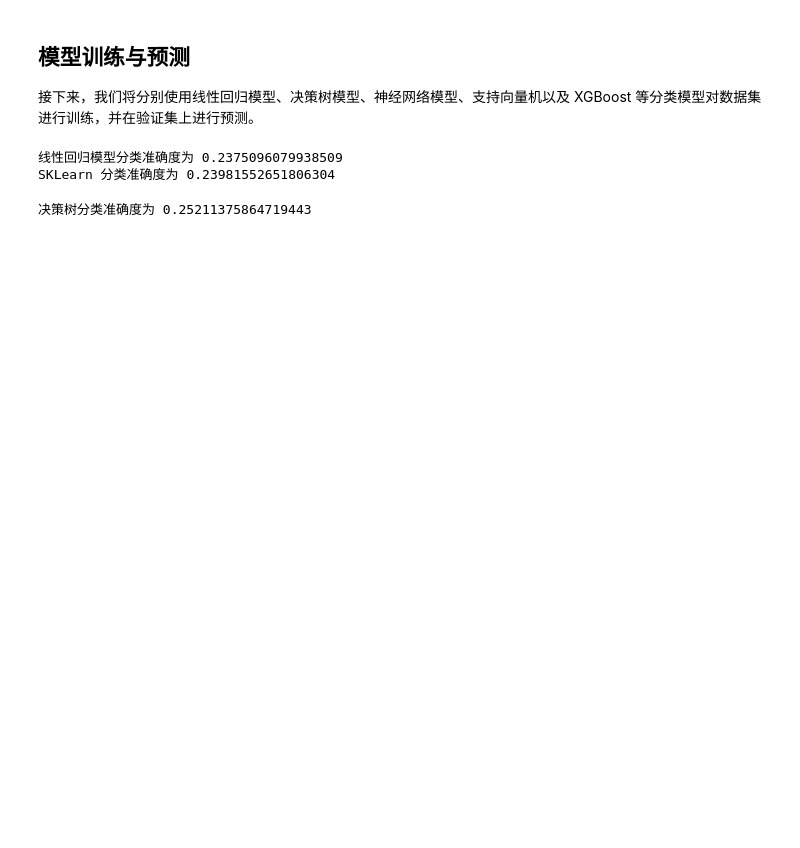
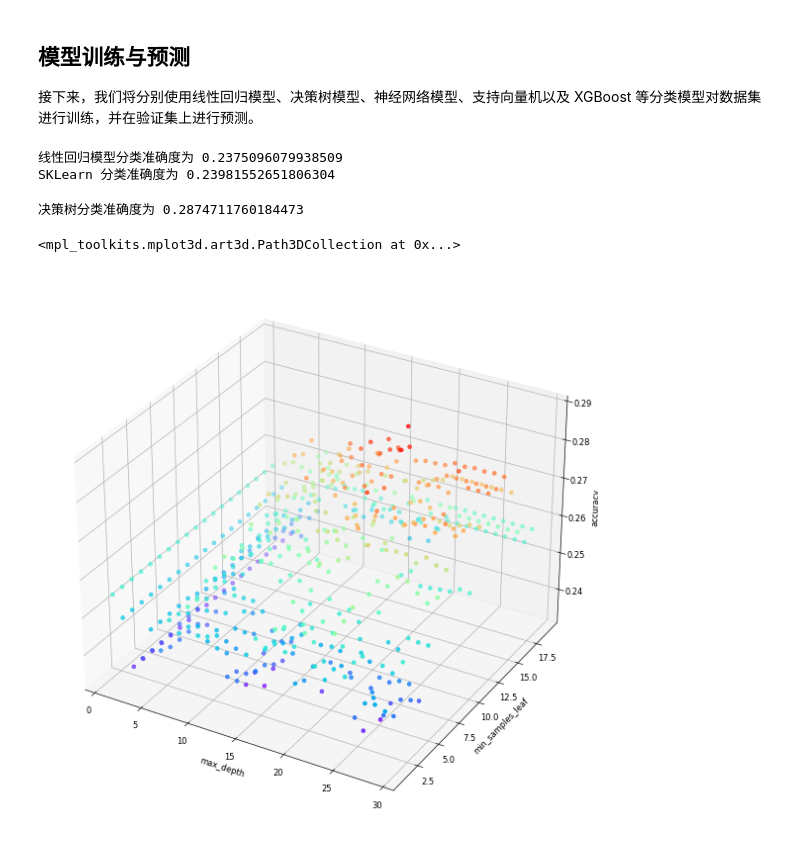
Before and after one commit to wintermelon008/2022-ML-ustc, a Jupyter notebook: lab5/src/main.ipynb, the cells around one changed output. Saved outputs shown, nothing was run; the diff lists cells and outputs as text; code cells hidden in the pictures; blank space fills up the shorter version.

```diff
--- a/lab5/src/main.ipynb
+++ b/lab5/src/main.ipynb
@@ -168,13 +197,14 @@ SKLearn 分类准确度为 0.23981552651806304
 from Methods import DecTree as M_DTC
 X_train, y_train, X_test, y_test = M_TOOL.random_Split_Data_Label(df)
 
+
 parameters = {
     "criterion": "gini",       # 选择特征的标准，分为 "gini" 和 "entropy"
     "splitter": "best",        # 特征划分标准，分为 "best" 和 "random"
-    "max_depth": 11,
+    "max_depth": 20,
     "min_samples_split": 2,
-    "min_samples_leaf": 4,
-    "max_leaf_nodes": 5000,
+    "min_samples_leaf": 14,
+    "max_leaf_nodes": 10000,
     "min_impurity_decrease": 0.0,
     "if_silent": 1
 }
@@ -200,7 +230,30 @@ pre = np.array(pre).reshape(-1, 1)
 acc_dtc = Accuracy(pre, y_test)
 print("决策树分类准确度为 {}".format(acc_dtc))
 # %% [output]
-决策树分类准确度为 0.25211375864719443
+决策树分类准确度为 0.2874711760184473
+# %%
+data_dtc = pd.read_csv("./debug/dec_tree_params.csv", encoding='gbk')
+data = data_dtc.values
+
+import numpy as np
+import pandas as pd
+import matplotlib.pyplot as plt
+x = data[:, 1]
+y = data[:, 2]
+z = data[:, 3]
+plt.figure(dpi=60,figsize=(28, 12))
+ax = plt.axes(projection = '3d')
+ax.set_xlabel('max_depth')
+ax.set_ylabel('min_samples_leaf')
+ax.set_zlabel('accuracy')
+ax.scatter(data[:, 1], data[:, 2], data[:, 3], c=data[:, 3], cmap="rainbow")
+
+# ax.scatter(0, y, z, zdir='z', c='green', s=z*28 )    # 投影在 yz 平面
+# ax.scatter(x, 0, z, zdir='z', c='gray', s=z*28 )    # 投影在 xz 平面
+# ax.scatter(x, y, 0, zdir='z', c='cyan', s=z*28 )    # 投影在 xy 平面
+# %% [output]
+<mpl_toolkits.mplot3d.art3d.Path3DCollection at 0x...>
+[figure, added]
 # %%
 # parameters = {
 #     "criterion": "gini",    # 选择特征的标准，分为 "gini" 和 "entropy"
```
Also changed, not shown: parts of 9 cells of this notebook, 3 other files.
